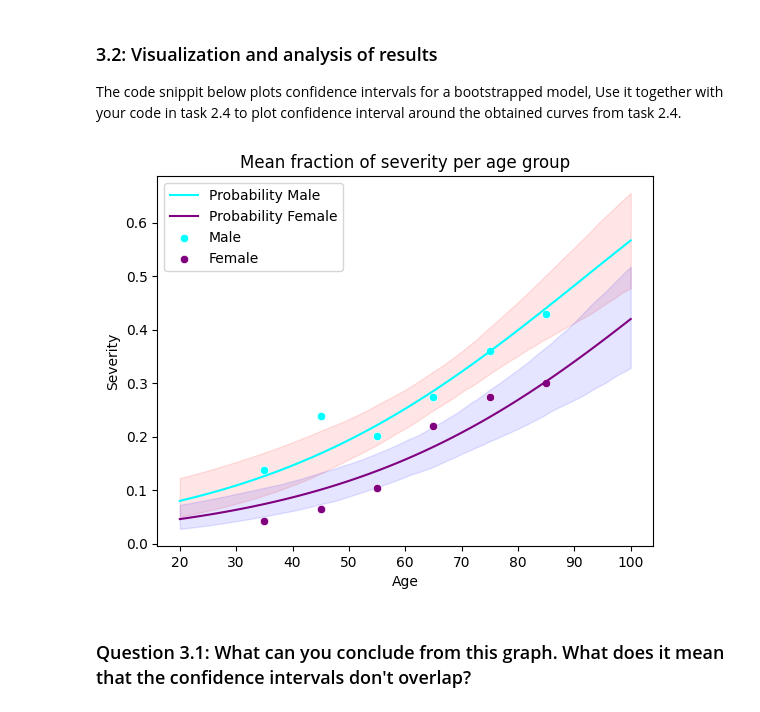
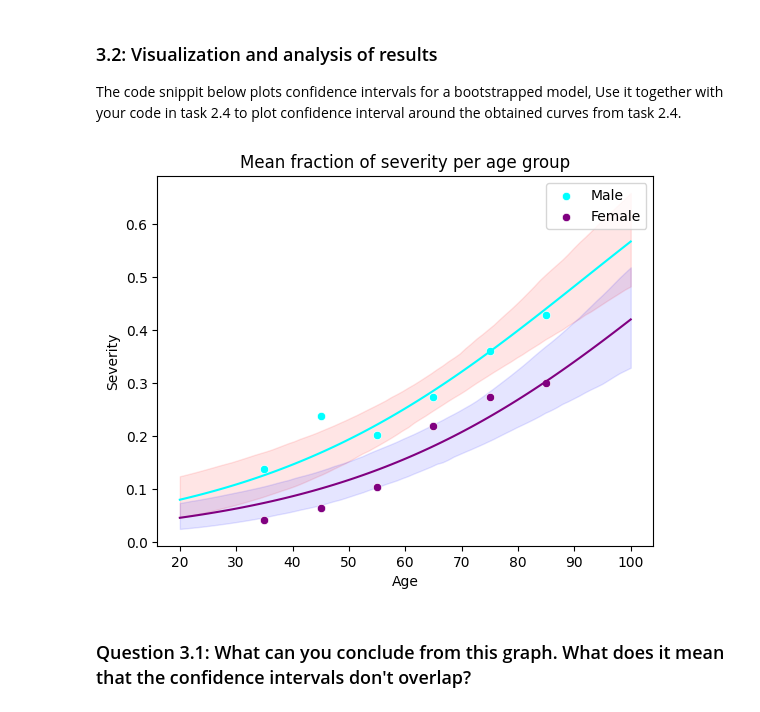
Before and after one commit to cesarz10/Health-Information, a Jupyter notebook: WPO-3/WPO_3_AlineJacquart_CesarZapata.ipynb, the cells around one changed output. Saved outputs shown, nothing was run; the diff lists cells and outputs as text; code cells hidden in the pictures.

```diff
--- a/WPO-3/WPO_3_AlineJacquart_CesarZapata.ipynb
+++ b/WPO-3/WPO_3_AlineJacquart_CesarZapata.ipynb
@@ -296,7 +299,6 @@ N_bs = 1000
 def boot():
   coef_bs = np.zeros([2,N_bs])
   int_bs = np.zeros([1,N_bs])
-  #sex_df = df[df['Sex'] == sex]
   for i in range(N_bs):
     bootstrap_sample = df.sample(n=N_bs, replace=True)
     X_bootstrap = bootstrap_sample[['Age','Sex']]
@@ -306,7 +308,7 @@ def boot():
     [[coef1, coef2]] = model.coef_
     coef_bs[0][i] = coef1
     coef_bs[1][i] = coef2
-    int_bs[0][i] = model.intercept_
+    int_bs[0][i] = model.intercept_[0]
   return coef_bs, int_bs, X_bootstrap
 # %% [markdown]
 
@@ -322,17 +324,16 @@ def plot_CI(int_bs, coef_bs, X, color):
 # %%
 coef_bs_male, int_bs_male, X_bootstrap_male = boot()
 plot_CI(int_bs_male,coef_bs_male, X_male.T,'red')
-#coef_bs_female, int_bs_female, X_bootstrap_female=boot(0)
 plot_CI(int_bs_male,coef_bs_male, X_female.T,'blue')
-plt.plot(age, probamale, color = '#00FFFF', label='Probability Male')
-plt.plot(age, probafemale, color = '#800080', label='Probability Female')
+plt.plot(age, probamale, color = '#00FFFF')
+plt.plot(age, probafemale, color = '#800080')
 sns.scatterplot(male, x='Age', y='Severity', color = '#00FFFF', label='Male')
 sns.scatterplot(female, x='Age', y='Severity', color = '#800080', label='Female')
 
 plt.title("Mean fraction of severity per age group")
 plt.legend()
 plt.show()
 # %% [output]
-[figure, old version]
+[figure, new version]
 # %% [markdown]
 ### Question 3.1: What can you conclude from this graph. What does it mean that the confidence intervals don't overlap?
```
Also changed, not shown: parts of 27 cells of this notebook, 1 other file.
